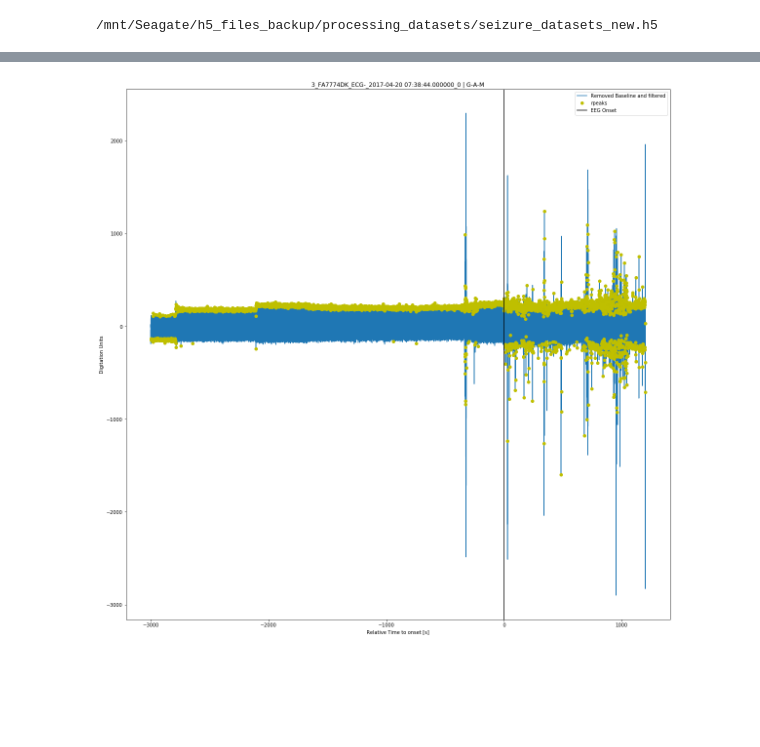
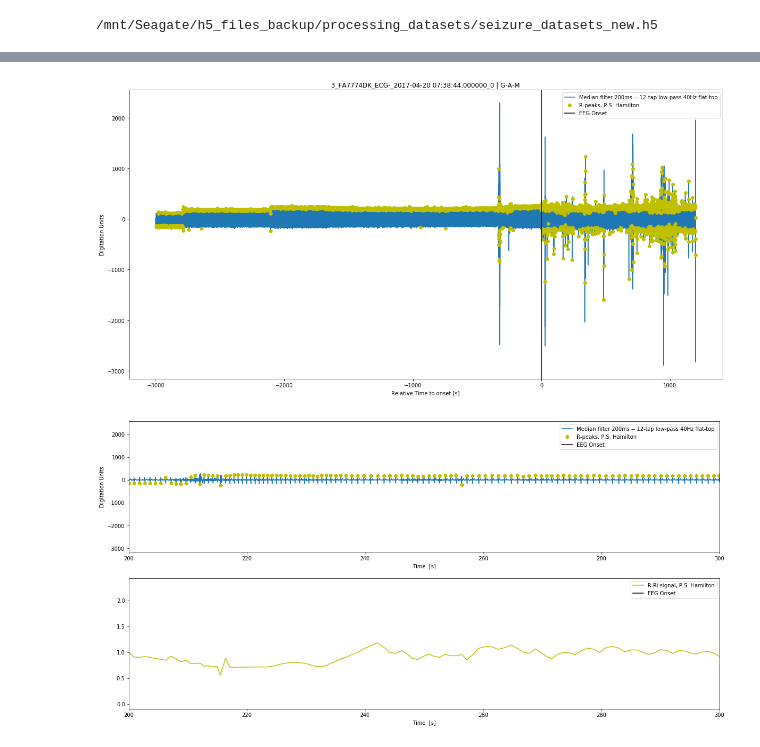
Before and after one commit to yinxiaojing1/pre_epi_seizures, a Jupyter notebook: pre_epi_seizures/hrv_computation.ipynb, the cells around one changed output, grey strips where cells are left out. Drawn from its saved outputs; the diff is of its cells as text; code cells hidden in the pictures; blank space fills up the shorter version.

```diff
--- a/pre_epi_seizures/hrv_computation.ipynb
+++ b/pre_epi_seizures/hrv_computation.ipynb
@@ -111,22 +117,9 @@ time_sec = np.linspace(0, (sec_before_onset + sec_after_onset),
                            (sec_before_onset + sec_after_onset) * Fs)   # time-frame relative
                                                                         # to the beggining of acquisition
 
-# Plot the signal
-plt.figure(figsize=(20, 20))
-plt.plot(relative_time_seconds, medianFIR_ecg.T)
-plt.plot(relative_time_seconds[rpeaks], medianFIR_ecg.T[rpeaks], 'yo')
-plt.axvline(x=0, c='k')
-plt.legend([seizure_features[0], 'rpeaks', 'EEG Onset'])
-plt.xlabel('Relative Time to onset [s]')
-plt.ylabel('Digitation Units')
-
-plt.title(seizure_name + ' ' + '|' + ' ' + type_of_seizure)
-plt.show()
 
 # Get seizure id
 seizure_id = seizure_name.split('_')
 lead_name = seizure_id[2]
 seizure_nr = seizure_id[-1]
 patient_nr = seizure_id[0]
-# %% [output]
-[figure, removed]
@@ -134,0 +136,40 @@ patient_nr = seizure_id[0]
+# %%
+# Plot the signal
+plt.figure(figsize=(20, 10))
+plt.plot(relative_time_seconds, medianFIR_ecg.T)
+plt.plot(relative_time_seconds[rpeaks], medianFIR_ecg.T[rpeaks], 'yo')
+plt.axvline(x=0, c='k')
+plt.legend(['Median filter 200ms -- 12-tap low-pass 40Hz flat-top' , 'R-peaks, P.S. Hamilton', 'EEG Onset'])
+plt.xlabel('Relative Time to onset [s]')
+plt.ylabel('Digitation Units')
+
+plt.title(seizure_name + ' ' + '|' + ' ' + type_of_seizure)
+plt.show()
+# %% [output]
+[figure, added]
+# %%
+window = [200, 300]
+
+# Plot the signal
+plt.figure(figsize=(20, 10))
+
+plt.subplot(211)
+plt.plot(time_sec, medianFIR_ecg.T)
+plt.plot(time_sec[rpeaks], medianFIR_ecg.T[rpeaks], 'yo')
+plt.axvline(x=50*60, c='k')
+plt.legend(['Median filter 200ms -- 12-tap low-pass 40Hz flat-top' , 'R-peaks, P.S. Hamilton', 'EEG Onset'])
+plt.xlabel('Time  [s]')
+plt.ylabel('Digitation Units')
+plt.xlim(window)
+
+plt.subplot(212)
+plt.plot(time_sec_rri, rri, 'y')
+plt.axvline(x=50*60, c='k')
+plt.legend(['R-Ri signal, P.S. Hamilton', 'EEG Onset'])
+plt.xlabel('Time  [s]')
+
+plt.xlim(window)
+
+plt.show()
+# %% [output]
+[figure, added]
```
Also changed, not shown: parts of 18 cells of this notebook.
